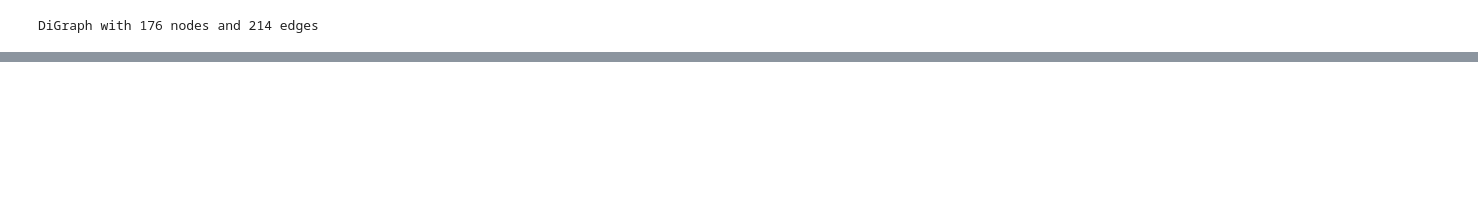
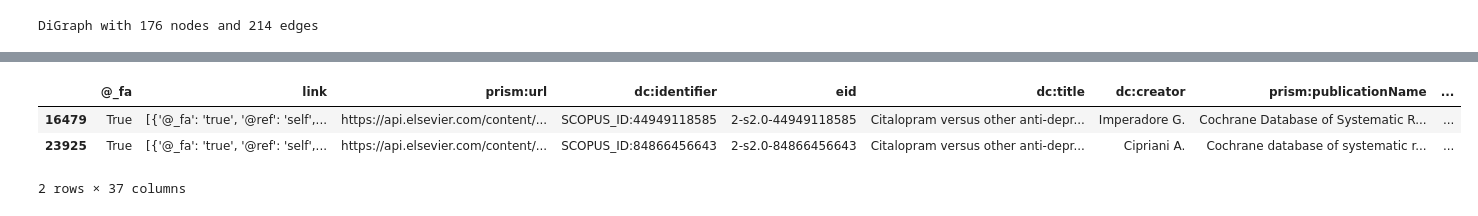
Before and after one commit to jarolim14/SSRI-Evolution, a Jupyter notebook: notebooks/13-MainPathPrettier.ipynb, the cells around one changed output, grey strips where cells are left out. Saved outputs shown, nothing was run; the diff lists cells and outputs as text; code cells hidden in the pictures; blank space fills up the shorter version.

```diff
--- a/notebooks/13-MainPathPrettier.ipynb
+++ b/notebooks/13-MainPathPrettier.ipynb
@@ -77,0 +454,7 @@ array(['Enantioselective analysis of citalopram and demethylcitalopram in human
+# %%
+df[df["dc:title"].str.contains("Citalopram versus other anti-depressive")]
+# %% [output]
+|  | @_fa | link | prism:url | dc:identifier | eid | dc:title | dc:creator | prism:publicationName | ... |
+| 16479 | True | [{'@_fa': 'true', '@ref': 'self',... | https://api.elsevier.com/content/... | SCOPUS_ID:44949118585 | 2-s2.0-44949118585 | Citalopram versus other anti-depr... | Imperadore G. | Cochrane Database of Systematic R... | ... |
+| 23925 | True | [{'@_fa': 'true', '@ref': 'self',... | https://api.elsevier.com/content/... | SCOPUS_ID:84866456643 | 2-s2.0-84866456643 | Citalopram versus other anti-depr... | Cipriani A. | Cochrane database of systematic r... | ... |
+2 rows × 37 columns
```
Also changed, not shown: parts of 25 cells of this notebook, 14 other files.
